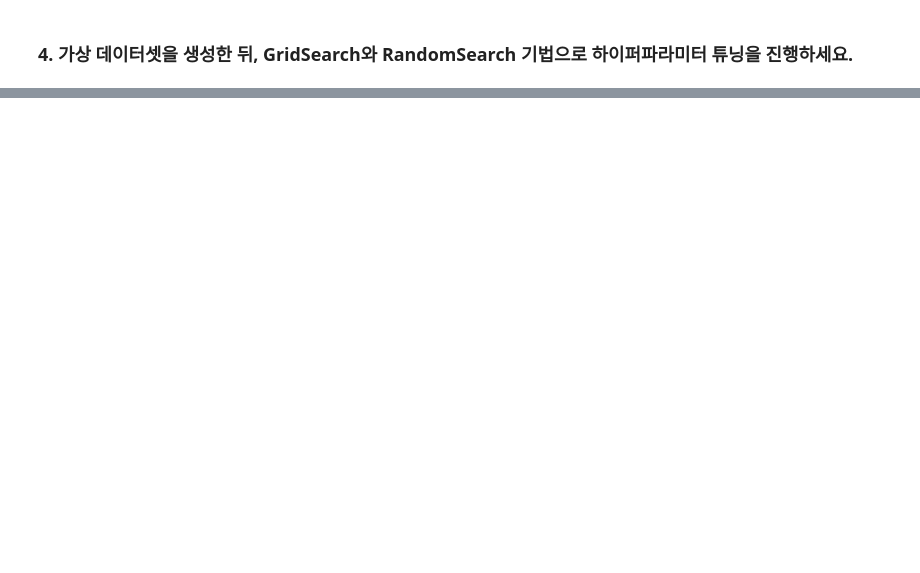
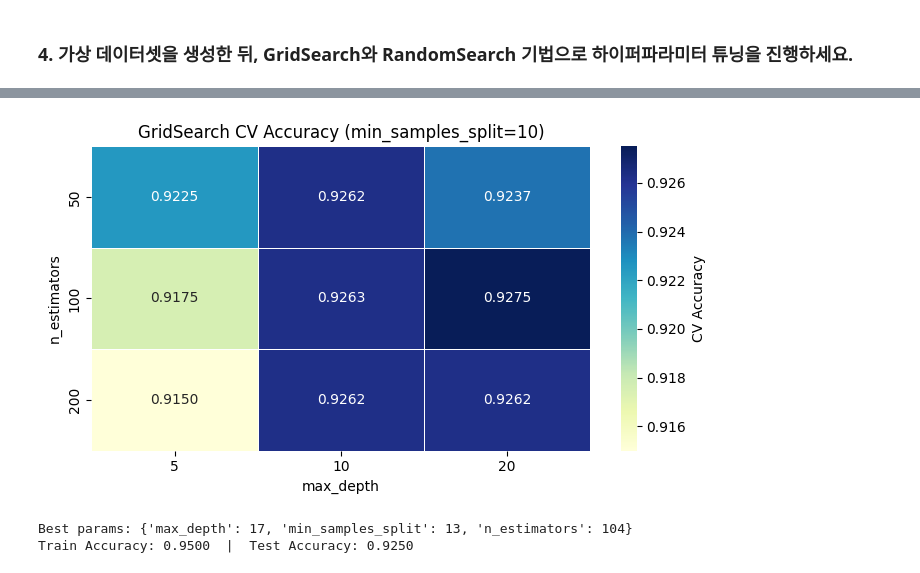
Before and after one commit to 100-hours-a-week/KTB4-Kaia-AI, a Jupyter notebook: weekly-challenge/week-05/weekly_challenge.ipynb, the cells around one changed output, grey strips where cells are left out. Drawn from its saved outputs; the diff is of its cells as text; code cells hidden in the pictures; blank space fills up the shorter version.

```diff
--- a/weekly-challenge/week-05/weekly_challenge.ipynb
+++ b/weekly-challenge/week-05/weekly_challenge.ipynb
@@ -352,0 +461,4 @@ show_predictions(vgg_model,    'VGG16',    test_loader)
+# %%
+# 데이터 준비
+X, y = make_classification(n_samples=1000, n_features=20, n_informative=2, n_redundant=10, random_state=42)
+X_train, X_test, y_train, y_test = train_test_split(X, y, test_size=0.2, random_state=42)
@@ -352,0 +487,44 @@ show_predictions(vgg_model,    'VGG16',    test_loader)
+# %%
+# GridSearch 결과 히트맵
+gs_df = pd.DataFrame(grid_search.cv_results_)
+best_split = grid_search.best_params_['min_samples_split']
+subset = gs_df[gs_df['param_min_samples_split'] == best_split]
+pivot = subset.pivot_table(
+    index='param_n_estimators',
+    columns='param_max_depth',
+    values='mean_test_score'
+)
+
+fig, ax = plt.subplots(figsize=(7, 4))
+sns.heatmap(pivot, annot=True, fmt='.4f', cmap='YlGnBu', ax=ax,
+            linewidths=0.5, cbar_kws={'label': 'CV Accuracy'})
+ax.set_title(f'GridSearch CV Accuracy (min_samples_split={best_split})')
+ax.set_xlabel('max_depth')
+ax.set_ylabel('n_estimators')
+plt.tight_layout()
+plt.show()
+# %% [output]
+[figure, added]
+# %%
+# RandomSearch
+param_dist = {
+    'n_estimators': randint(50, 300),
+    'max_depth': randint(3, 25),
+    'min_samples_split': randint(2, 20)
+}
+
+model = RandomForestClassifier(random_state=42)
+random_search = RandomizedSearchCV(estimator=model, param_distributions=param_dist,
+                                   n_iter=20, cv=5, scoring='accuracy',
+                                   random_state=42, n_jobs=-1)
+random_search.fit(X_train, y_train)
+
+best_model_rs = random_search.best_estimator_
+rs_train_acc = best_model_rs.score(X_train, y_train)
+rs_test_acc  = best_model_rs.score(X_test,  y_test)
+
+print('Best params:', random_search.best_params_)
+print(f'Train Accuracy: {rs_train_acc:.4f}  |  Test Accuracy: {rs_test_acc:.4f}')
+# %% [output]
+Best params: {'max_depth': 17, 'min_samples_split': 13, 'n_estimators': 104}
+Train Accuracy: 0.9500  |  Test Accuracy: 0.9250
```
Also changed, not shown: parts of 16 cells of this notebook.
